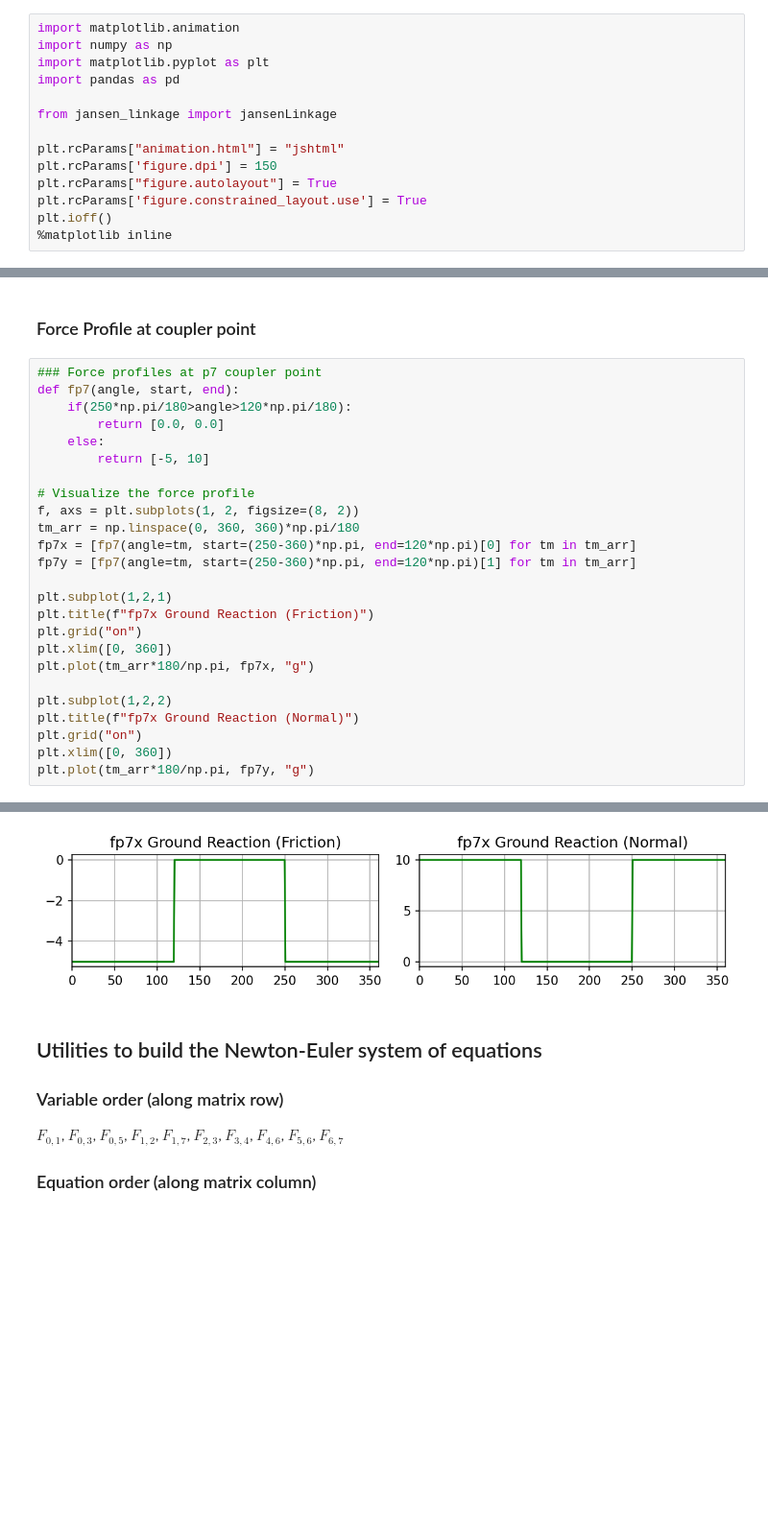
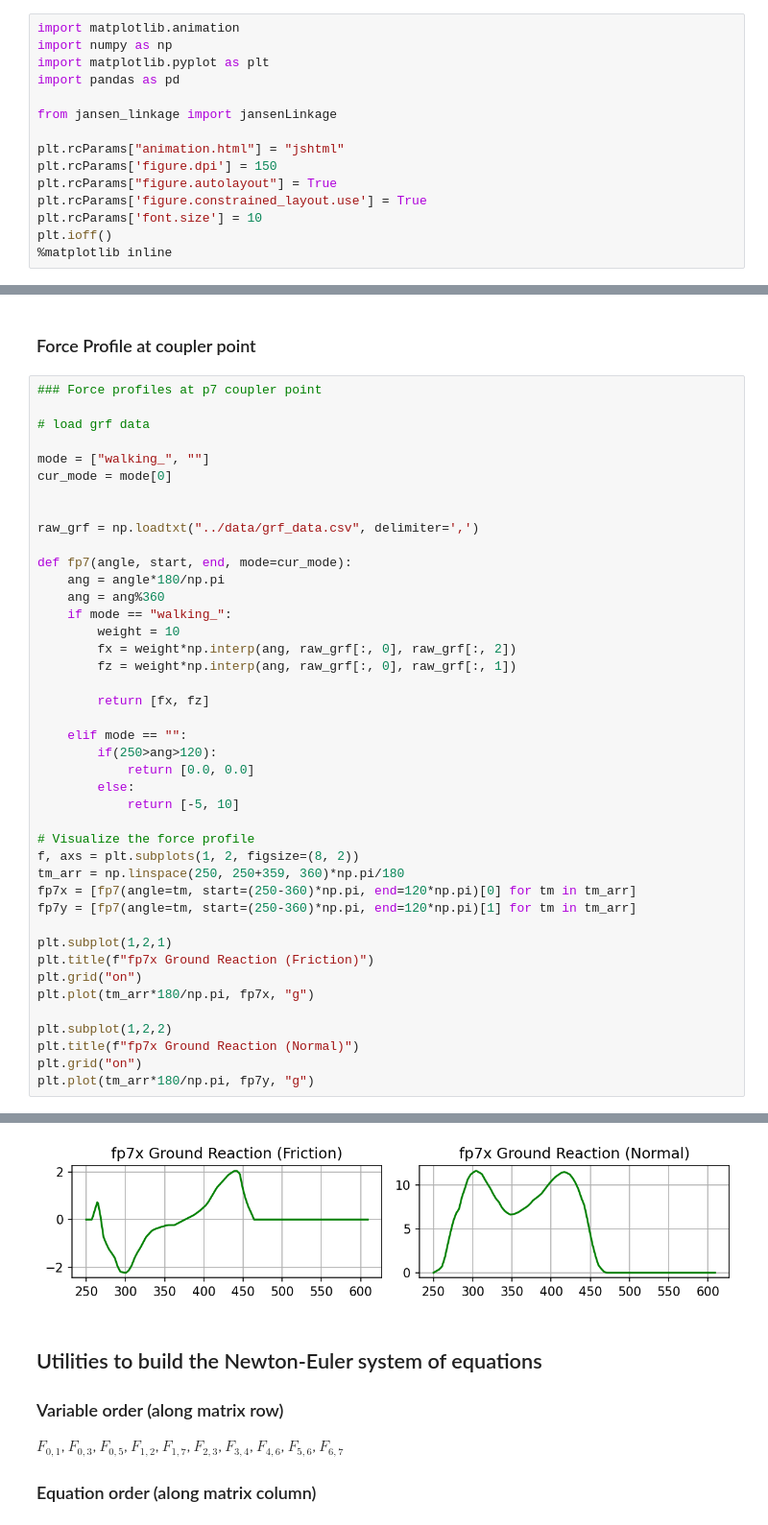
Before and after one commit to NuminousLozenge/Theory-of-Mechanisms, a Jupyter notebook: scripts/dynamic_analysis_jansen.ipynb, the cells around one changed output, grey strips where cells are left out. Shown: that part at 96% size. Drawn from its saved outputs; the diff is of its cells as text; blank space fills up the shorter version.

```diff
--- a/scripts/dynamic_analysis_jansen.ipynb
+++ b/scripts/dynamic_analysis_jansen.ipynb
@@ -10,6 +10,7 @@ plt.rcParams["animation.html"] = "jshtml"
 plt.rcParams['figure.dpi'] = 150
 plt.rcParams["figure.autolayout"] = True
 plt.rcParams['figure.constrained_layout.use'] = True
+plt.rcParams['font.size'] = 10
 plt.ioff()
 %matplotlib inline
 # %% [markdown]
@@ -37,32 +38,49 @@ rho = 1370.0 # mass/unit area kg/m3
 ### Force Profile at coupler point
 # %%
 ### Force profiles at p7 coupler point
-def fp7(angle, start, end):
-    if(250*np.pi/180>angle>120*np.pi/180):
-        return [0.0, 0.0]
-    else:
-        return [-5, 10]
+
+# load grf data
+
+mode = ["walking_", ""]
+cur_mode = mode[0]
+
+
+raw_grf = np.loadtxt("../data/grf_data.csv", delimiter=',')
+
+def fp7(angle, start, end, mode=cur_mode):
+    ang = angle*180/np.pi
+    ang = ang%360
+    if mode == "walking_":
+        weight = 10
+        fx = weight*np.interp(ang, raw_grf[:, 0], raw_grf[:, 2])
+        fz = weight*np.interp(ang, raw_grf[:, 0], raw_grf[:, 1])
+
+        return [fx, fz]
+
+    elif mode == "":
+        if(250>ang>120):
+            return [0.0, 0.0]
+        else:
+            return [-5, 10]
 
 # Visualize the force profile
 f, axs = plt.subplots(1, 2, figsize=(8, 2))
-tm_arr = np.linspace(0, 360, 360)*np.pi/180
+tm_arr = np.linspace(250, 250+359, 360)*np.pi/180
 fp7x = [fp7(angle=tm, start=(250-360)*np.pi, end=120*np.pi)[0] for tm in tm_arr]
 fp7y = [fp7(angle=tm, start=(250-360)*np.pi, end=120*np.pi)[1] for tm in tm_arr]
 
 plt.subplot(1,2,1)
 plt.title(f"fp7x Ground Reaction (Friction)")
 plt.grid("on")
-plt.xlim([0, 360])
 plt.plot(tm_arr*180/np.pi, fp7x, "g")
 
 plt.subplot(1,2,2)
 plt.title(f"fp7x Ground Reaction (Normal)")
 plt.grid("on")
-plt.xlim([0, 360])
 plt.plot(tm_arr*180/np.pi, fp7y, "g")
 # %% [output]
 [<matplotlib.lines.Line2D at 0x...>]
-[figure, old version]
+[figure, new version]
 # %% [markdown]
 ## Utilities to build the Newton-Euler system of equations
 
```
Also changed, not shown: parts of 5 cells of this notebook, 20 other files.
